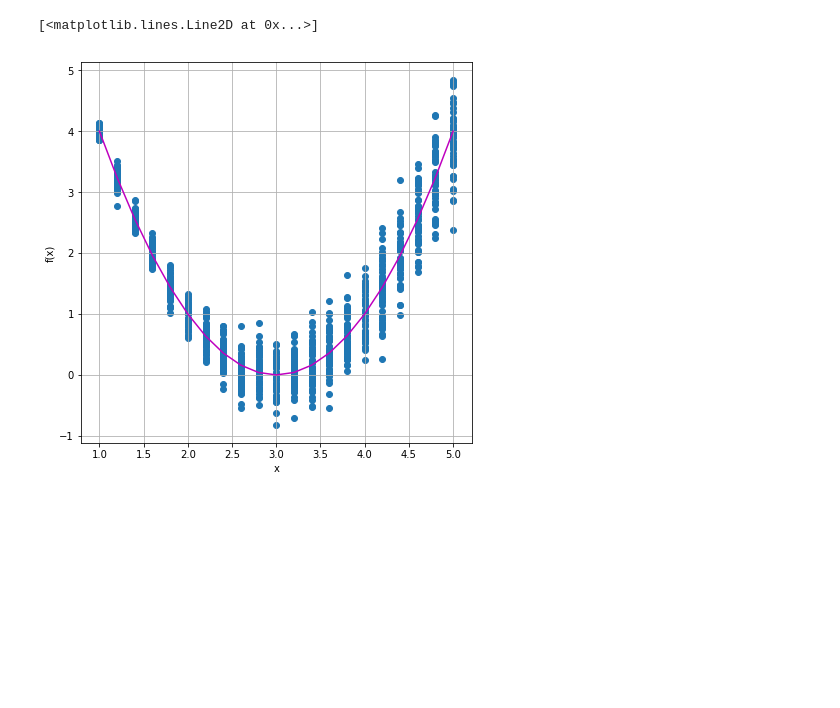
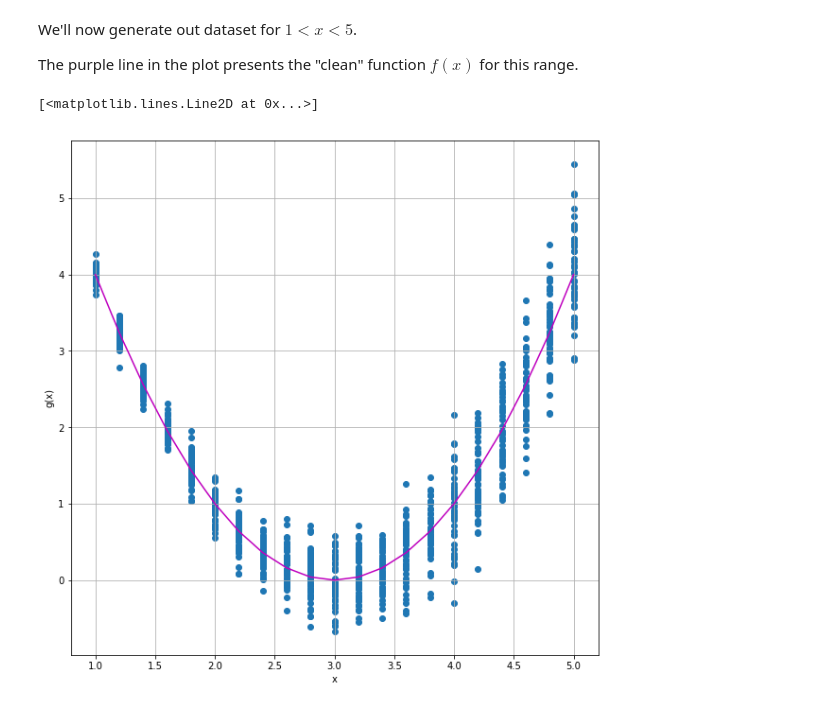
Before and after one commit to shakedzy/notebooks, a Jupyter notebook: mdn/mdn.ipynb, the cells around one changed output. Drawn from its saved outputs; the diff is of its cells as text; code cells hidden in the pictures; blank space fills up the shorter version.

```diff
--- a/mdn/mdn.ipynb
+++ b/mdn/mdn.ipynb
@@ -13,3 +31,3 @@ def f(x):
 # %%
-def data_generator_const_sigma(x,sigma,samples):
-    return np.random.normal(f(x),sigma,samples)
+def data_generator(x,sigma_0,samples):
+    return np.random.normal(f(x),sigma_0*x,samples)
@@ -19,20 +34,25 @@ def data_generator_rel_sigma(x,sigma_0,samples):
+# %% [markdown]
+We'll now generate out dataset for $1<x<5$.
+
+The purple line in the plot presents the "clean" function $f(x)$ for this range.
 # %%
+sigma_0 = 0.1
 x_vals = np.arange(1,5.2,0.2)
 x_arr = np.array([])
 y_arr = np.array([])
 samples = 50
 for x in x_vals:
     x_arr = np.append(x_arr, np.full(samples,x))
-    y_arr = np.append(y_arr, data_generator_rel_sigma(x,0.1,samples))
+    y_arr = np.append(y_arr, data_generator(x,sigma_0,samples))
 x_arr, y_arr = shuffle(x_arr, y_arr)
 x_test = np.arange(1.1,5.1,0.2)
 
-plt.figure(figsize=(7,7))
+plt.figure(figsize=(10,10))
 plt.grid(True)
 plt.xlabel('x')
-plt.ylabel('f(x)')
+plt.ylabel('g(x)')
 plt.scatter(x_arr,y_arr)
 plt.plot(x_vals,map(f,x_vals),c='m')
 # %% [output]
 [<matplotlib.lines.Line2D at 0x...>]
-[figure, old version]
+[figure, new version]
```
Also changed, not shown: parts of 13 cells of this notebook, 2 other files.
